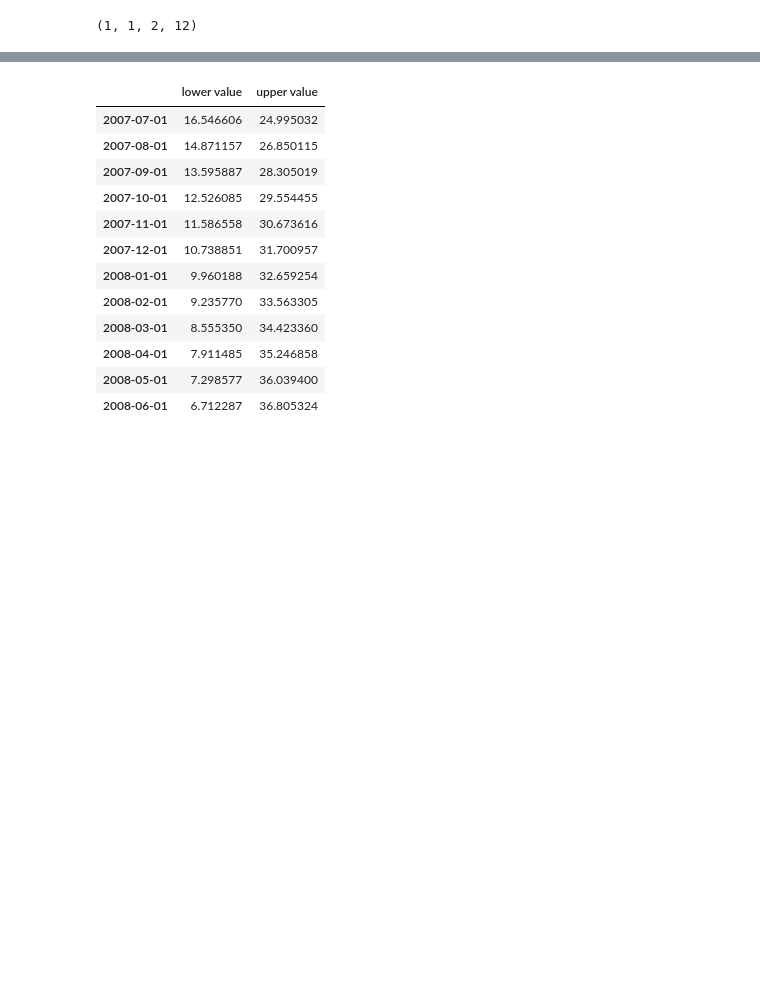
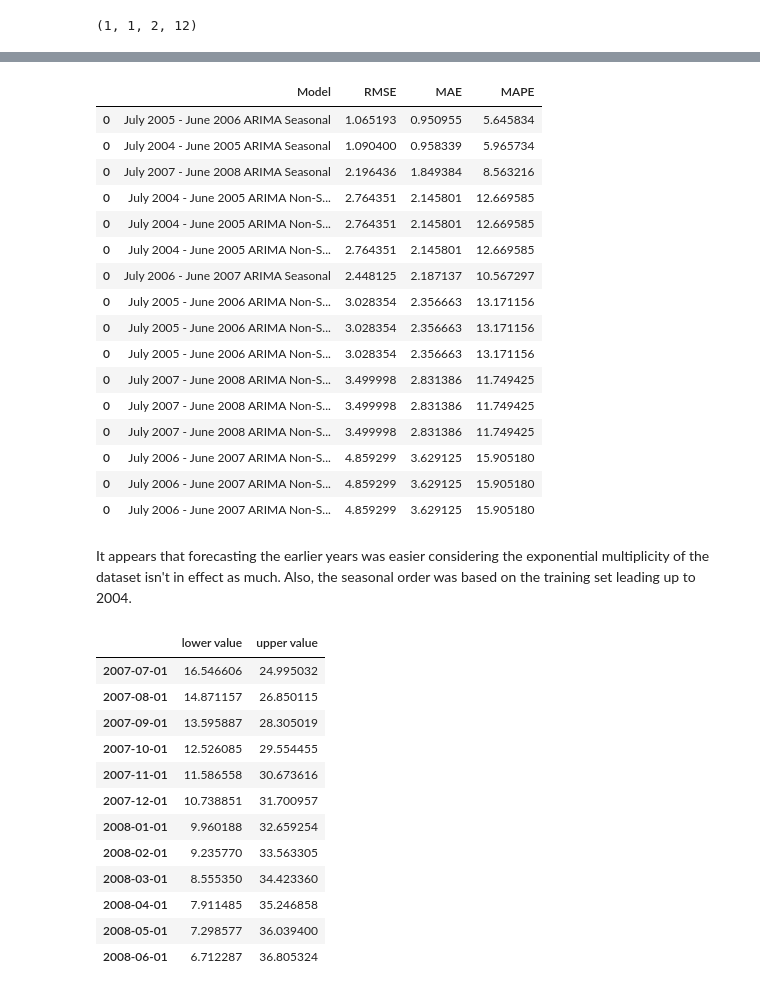
Before and after one commit to golf-n-code/timeseries, a Jupyter notebook: HW2_Ulam.ipynb, the cells around one changed output, grey strips where cells are left out. Cells and saved outputs as stored; diff of their text form; code cells hidden in the pictures; blank space fills up the shorter version.

```diff
--- a/HW2_Ulam.ipynb
+++ b/HW2_Ulam.ipynb
@@ -480,0 +524,18 @@ for i in range(0,len(arima_fits)):
+# %%
+# arima fits based on seasonal order of training data up to 2004
+arima_fits = []
+for i in range(0,4):
+    year_start = str(2004 +i)
+    year_end = str(2005 +i)
+    train_data, test_data = train_test_split(year_start, year_end)
+    arima_model_fit = arima_fit(train_data,smodel.order,smodel.seasonal_order)
+    arima_fits.append(arima_model_fit)
+# %%
+# forecast and plot seasonal arima
+metrics_df = forecast_and_plot(arima_fits, "ARIMA Seasonal")
+
+# append master metrics
+master_metrics_dataframe = master_metrics_dataframe.append(metrics_df)
+
+# View Accuracy Metrics
+metrics_df.sort_values(by='MAE')
@@ -481,3 +549,26 @@ for i in range(0,len(arima_fits)):
+# %%
+# View Master Accuracy Metrics
+master_metrics_dataframe.sort_values(by='MAE')
+# %% [output]
+|  | Model | RMSE | MAE | MAPE |
+| 0 | July 2005 - June 2006 ARIMA Seasonal | 1.065193 | 0.950955 | 5.645834 |
+| 0 | July 2004 - June 2005 ARIMA Seasonal | 1.090400 | 0.958339 | 5.965734 |
+| 0 | July 2007 - June 2008 ARIMA Seasonal | 2.196436 | 1.849384 | 8.563216 |
+| 0 | July 2004 - June 2005 ARIMA Non-S... | 2.764351 | 2.145801 | 12.669585 |
+| 0 | July 2004 - June 2005 ARIMA Non-S... | 2.764351 | 2.145801 | 12.669585 |
+| 0 | July 2004 - June 2005 ARIMA Non-S... | 2.764351 | 2.145801 | 12.669585 |
+| 0 | July 2006 - June 2007 ARIMA Seasonal | 2.448125 | 2.187137 | 10.567297 |
+| 0 | July 2005 - June 2006 ARIMA Non-S... | 3.028354 | 2.356663 | 13.171156 |
+| 0 | July 2005 - June 2006 ARIMA Non-S... | 3.028354 | 2.356663 | 13.171156 |
+| 0 | July 2005 - June 2006 ARIMA Non-S... | 3.028354 | 2.356663 | 13.171156 |
+| 0 | July 2007 - June 2008 ARIMA Non-S... | 3.499998 | 2.831386 | 11.749425 |
+| 0 | July 2007 - June 2008 ARIMA Non-S... | 3.499998 | 2.831386 | 11.749425 |
+| 0 | July 2007 - June 2008 ARIMA Non-S... | 3.499998 | 2.831386 | 11.749425 |
+| 0 | July 2006 - June 2007 ARIMA Non-S... | 4.859299 | 3.629125 | 15.905180 |
+| 0 | July 2006 - June 2007 ARIMA Non-S... | 4.859299 | 3.629125 | 15.905180 |
+| 0 | July 2006 - June 2007 ARIMA Non-S... | 4.859299 | 3.629125 | 15.905180 |
+# %% [markdown]
+It appears that forecasting the earlier years was easier considering the exponential multiplicity of the dataset isn't in effect as much. Also, the seasonal order was based on the training set leading up to 2004.
 # %%
 # Repeat with ETS
 # %%
```
Also changed, not shown: parts of 7 cells of this notebook.
